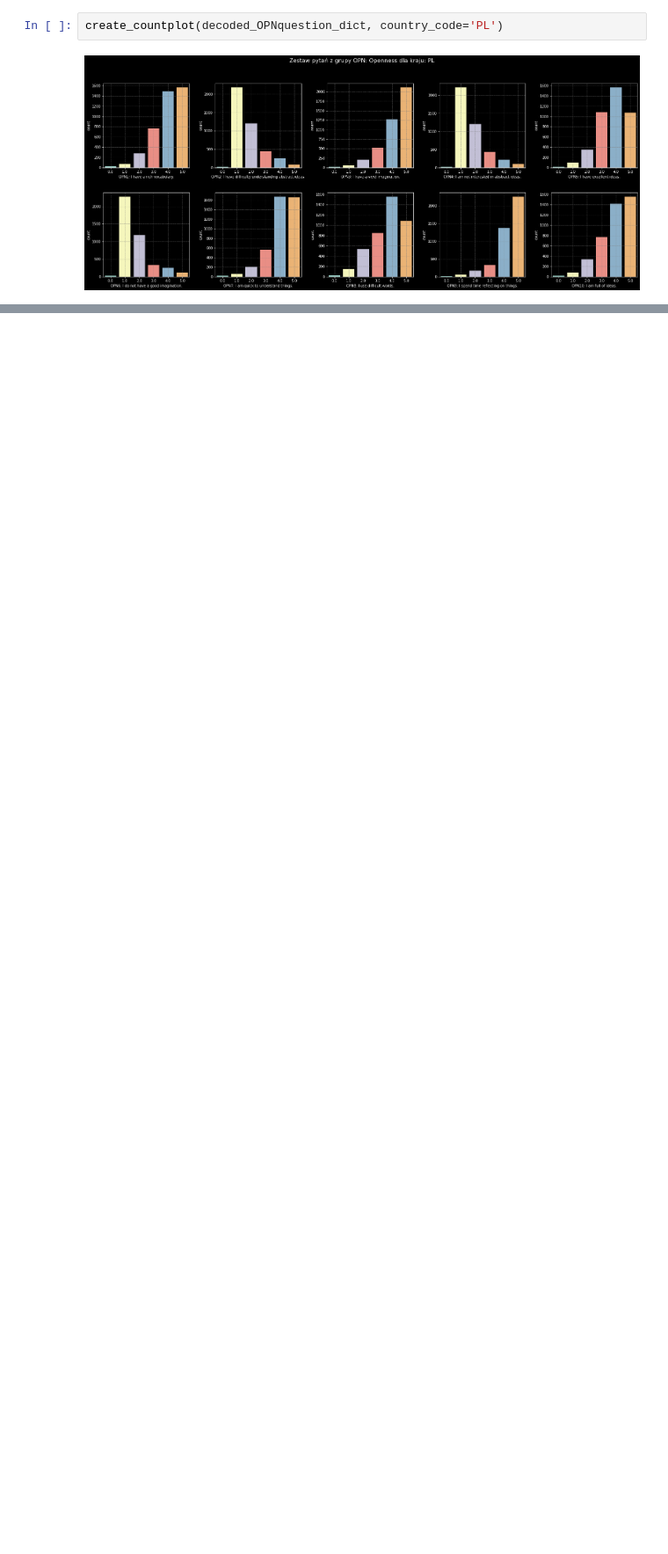
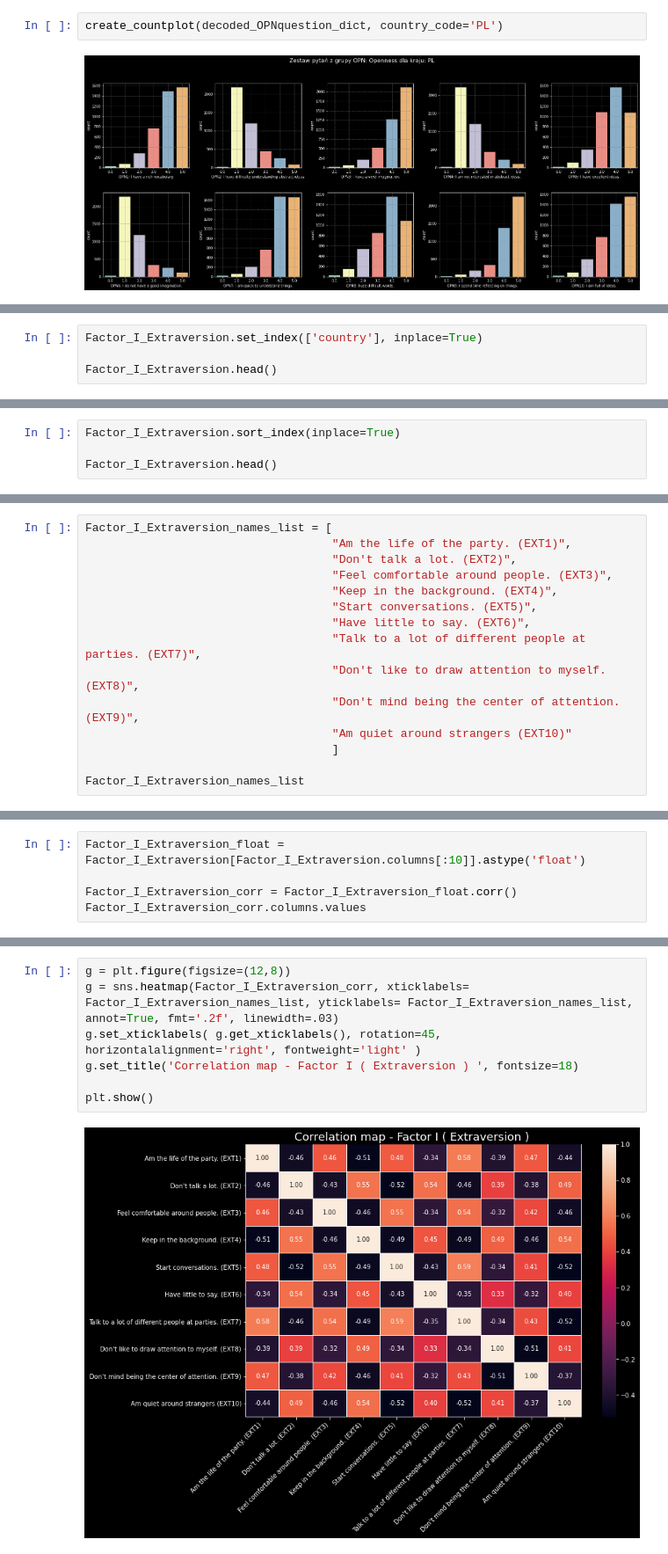
Before and after one commit to ArminD93/BigFivePersonalityTest, a Jupyter notebook: BigFivePersonality.ipynb, the cells around one changed output, grey strips where cells are left out. Shown at 88% size. Cells and saved outputs as stored; diff of their text form; blank space fills up the shorter version.

Commit message:
Przygotowanie mapy korelacji dla zagadnień ze zbioru Extraversion

```diff
--- a/BigFivePersonality.ipynb
+++ b/BigFivePersonality.ipynb
@@ -653,0 +708,4 @@ BigFive.head()
+# %%
+Factor_I_Extraversion.set_index(['country'], inplace=True)
+
+Factor_I_Extraversion.head()
@@ -653,0 +720,4 @@ BigFive.head()
+# %%
+Factor_I_Extraversion.sort_index(inplace=True)
+
+Factor_I_Extraversion.head()
@@ -653,0 +732,15 @@ BigFive.head()
+# %%
+Factor_I_Extraversion_names_list = [
+                                    "Am the life of the party. (EXT1)",
+                                    "Don't talk a lot. (EXT2)",
+                                    "Feel comfortable around people. (EXT3)",
+                                    "Keep in the background. (EXT4)",
+                                    "Start conversations. (EXT5)",
+                                    "Have little to say. (EXT6)",
+                                    "Talk to a lot of different people at parties. (EXT7)",
+                                    "Don't like to draw attention to myself. (EXT8)",
+                                    "Don't mind being the center of attention. (EXT9)",
+                                    "Am quiet around strangers (EXT10)"
+                                    ]
+
+Factor_I_Extraversion_names_list
@@ -653,0 +758,5 @@ BigFive.head()
+# %%
+Factor_I_Extraversion_float = Factor_I_Extraversion[Factor_I_Extraversion.columns[:10]].astype('float')
+
+Factor_I_Extraversion_corr = Factor_I_Extraversion_float.corr()
+Factor_I_Extraversion_corr.columns.values
@@ -653,0 +768,9 @@ BigFive.head()
+# %%
+g = plt.figure(figsize=(12,8))
+g = sns.heatmap(Factor_I_Extraversion_corr, xticklabels= Factor_I_Extraversion_names_list, yticklabels= Factor_I_Extraversion_names_list, annot=True, fmt='.2f', linewidth=.03)
+g.set_xticklabels( g.get_xticklabels(), rotation=45,  horizontalalignment='right', fontweight='light' )
+g.set_title('Correlation map - Factor I ( Extraversion ) ', fontsize=18)
+
+plt.show()
+# %% [output]
+[figure, added]
```
Also changed, not shown: parts of 16 cells of this notebook.
